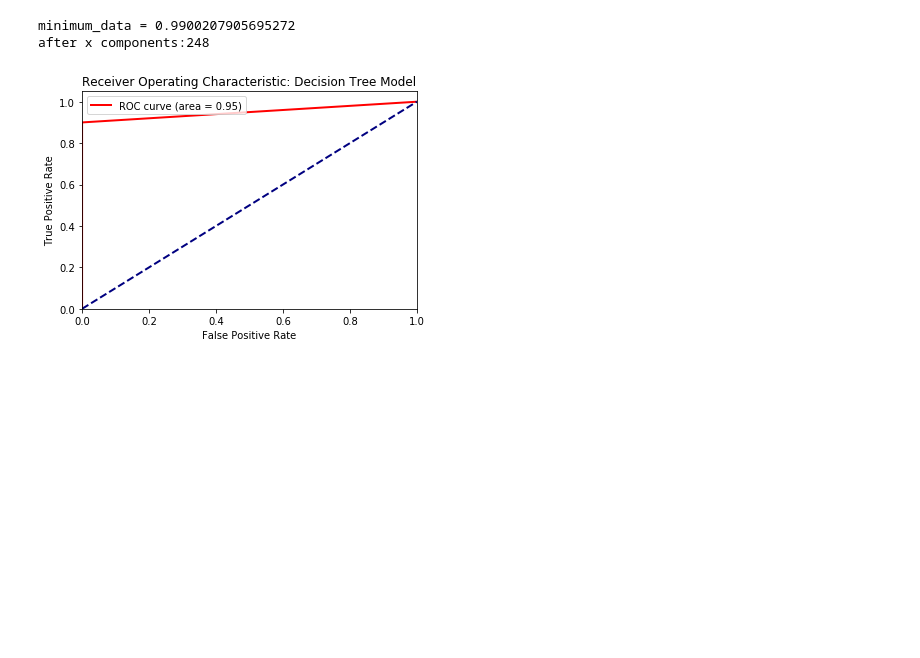
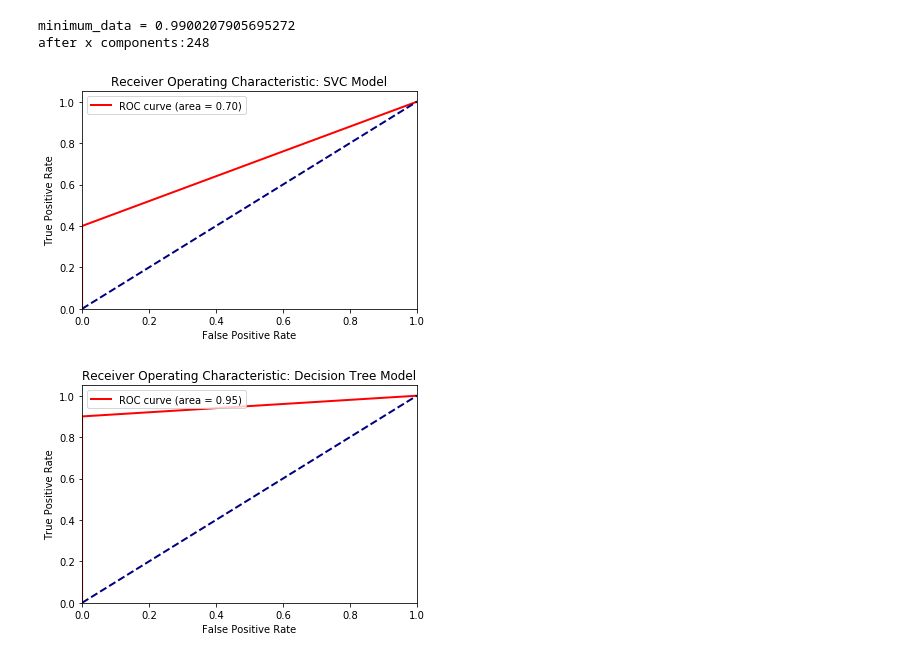
Before and after one commit to CameronPB21/Intern-Task, a Jupyter notebook: bonn_model.ipynb, the cells around one changed output. Saved outputs shown, nothing was run; the diff lists cells and outputs as text; code cells hidden in the pictures; blank space fills up the shorter version.

```diff
--- a/bonn_model.ipynb
+++ b/bonn_model.ipynb
@@ -113,24 +113,26 @@ def plot_roc(fpr, tpr, roc_auc, graph_title):
 # %%
 data = my_preprocessing(data)
 x_train, x_test, y_train, y_test = train_test_split(data, y, test_size=0.1, random_state=1)
+svc_model(x_train, y_train, x_test, y_test)
 importances, predictions = decision_tree_model(x_train, y_train, x_test, y_test)
 
 
 #for i in range(4):
 #    deleted = 0
 #    new_y = y
 #    new_data = data
 #    for i in range(np.size(importances)):
 #        if importances[i] == 0:
 #            new_data = np.delete(new_data, i - deleted, 1)
 #            new_y = np.delete(new_y, i - deleted, 0)
 #            deleted += 1
 #
 #    new_data = my_preprocessing(new_data)
 #    x_train, x_test, y_train, y_test = train_test_split(data, y, test_size=.2, random_state=1)
 #    importances, predictions = decision_tree_model(x_train, y_train, x_test, y_test, )
 #    print(np.size(new_data))
 # %% [output]
 minimum_data = 0.9900207905695272
 after x components:248
-[figure, old version]
+[figure, new version]
+[figure, added]
```
